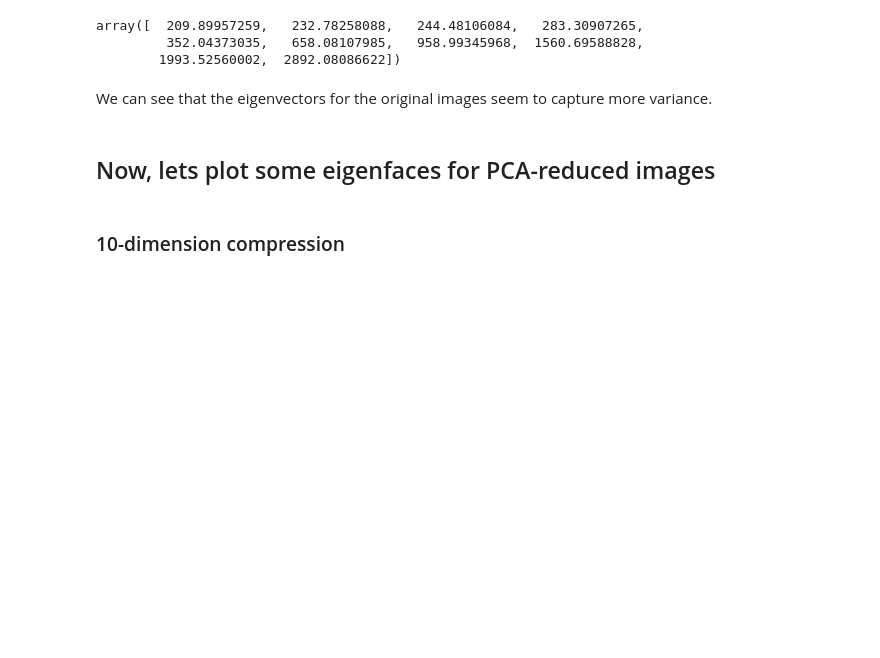
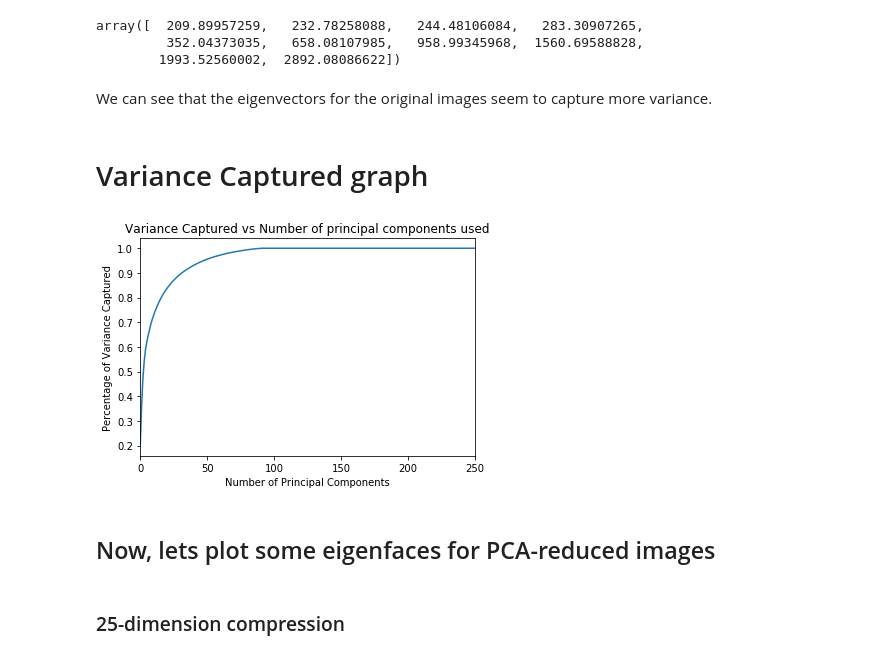
Before and after one commit to mihamerstan/context_encoder_pytorch, a Jupyter notebook: reports/CelebA_Analysis.ipynb, the cells around one changed output. Drawn from its saved outputs; the diff is of its cells as text; code cells hidden in the pictures; blank space fills up the shorter version.

```diff
--- a/reports/CelebA_Analysis.ipynb
+++ b/reports/CelebA_Analysis.ipynb
@@ -157,8 +165,22 @@ array([  209.89957259,   232.78258088,   244.48106084,   283.30907265,
         1993.52560002,  2892.08086622])
 # %% [markdown]
 We can see that the eigenvectors for the original images seem to capture more variance.
+# %% [markdown]
+# Variance Captured graph
+# %%
+total_dataset_var = sum(orig_eig_vals)
+cumulative_var_captured=[sum(orig_eig_vals[-ii:]/total_dataset_var) for ii in range(1,len(orig_eig_vals))]
+# %%
+plt.plot(cumulative_var_captured)
+plt.title("Variance Captured vs Number of principal components used")
+plt.ylabel('Percentage of Variance Captured')
+plt.xlabel('Number of Principal Components')
+plt.xlim([0,250])
+plt.show()
+# %% [output]
+[figure, added]
 # %% [markdown]
 ## Now, lets plot some eigenfaces for PCA-reduced images
 # %% [markdown]
-### 10-dimension compression
+### 25-dimension compression
 # %%
```
Also changed, not shown: parts of 14 cells of this notebook.
